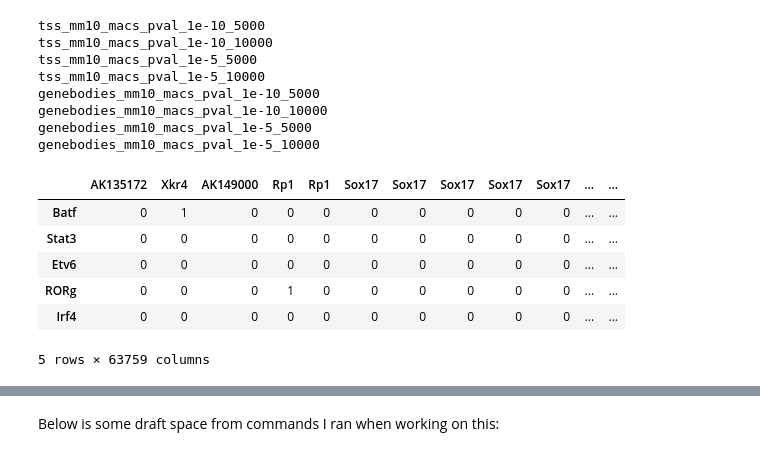
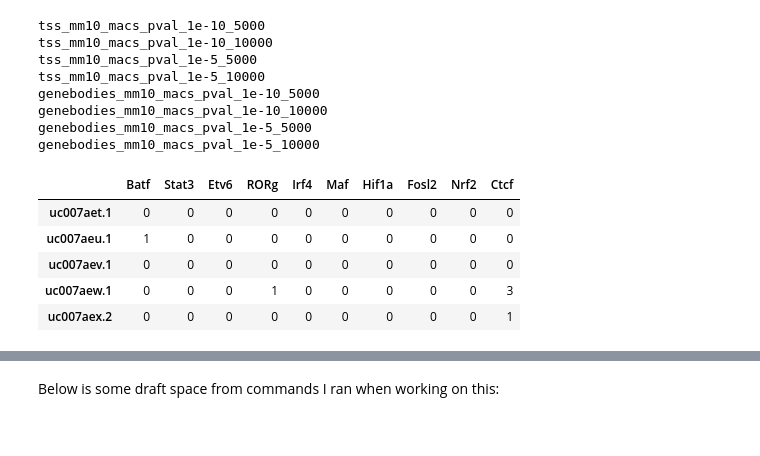
Before and after one commit to nickdeveaux/scratch_space, a Jupyter notebook: bioinformatics_quick_tasks/Priors from chipseq.ipynb, the cells around one changed output, grey strips where cells are left out. Drawn from its saved outputs; the diff is of its cells as text; code cells hidden in the pictures.

```diff
--- a/bioinformatics_quick_tasks/Priors from chipseq.ipynb
+++ b/bioinformatics_quick_tasks/Priors from chipseq.ipynb
@@ -85,6 +85,7 @@ for f in os.listdir(output_base_dir):
 # %%
 kgXref = pd.read_csv(os.path.join(base_dir, 'kgXref.txt'), sep='\t', header=None, index_col=0)
 # %%
+# take the dataframes per sample and combined them to a per gene df
 collapsed_on_genes_tfs = {}
 for ref in references:
     ref_name = ref.split('.')[0]
@@ -97,7 +98,7 @@ for ref in references:
             for gene in set(metadata['gene']):
                 key = '_'.join([ref_name, mac_name, str(dist), gene])
                 columns.append(dataframes[key]['combined_' + gene].rename(gene))
-            collapsed_on_genes_tfs[new_key] = pd.DataFrame(columns)
+            collapsed_on_genes_tfs[new_key] = pd.DataFrame(columns).transpose()
 # %% [output]
 tss_mm10_macs_pval_1e-10_5000
 tss_mm10_macs_pval_1e-10_10000
@@ -108,12 +109,11 @@ genebodies_mm10_macs_pval_1e-10_10000
 genebodies_mm10_macs_pval_1e-5_5000
 genebodies_mm10_macs_pval_1e-5_10000
 # %%
-renamed_dfs['genebodies_mm10_macs_pval_1e-10_5000'].head()
+collapsed_on_genes_tfs['genebodies_mm10_macs_pval_1e-10_5000'].head()
 # %% [output]
-|  | AK135172 | Xkr4 | AK149000 | Rp1 | Rp1 | Sox17 | Sox17 | Sox17 | Sox17 | Sox17 | ... | ... |
-| Batf | 0 | 1 | 0 | 0 | 0 | 0 | 0 | 0 | 0 | 0 | ... | ... |
-| Stat3 | 0 | 0 | 0 | 0 | 0 | 0 | 0 | 0 | 0 | 0 | ... | ... |
-| Etv6 | 0 | 0 | 0 | 0 | 0 | 0 | 0 | 0 | 0 | 0 | ... | ... |
-| RORg | 0 | 0 | 0 | 1 | 0 | 0 | 0 | 0 | 0 | 0 | ... | ... |
-| Irf4 | 0 | 0 | 0 | 0 | 0 | 0 | 0 | 0 | 0 | 0 | ... | ... |
+|  | Batf | Stat3 | Etv6 | RORg | Irf4 | Maf | Hif1a | Fosl2 | Nrf2 | Ctcf |
+| uc007aet.1 | 0 | 0 | 0 | 0 | 0 | 0 | 0 | 0 | 0 | 0 |
+| uc007aeu.1 | 1 | 0 | 0 | 0 | 0 | 0 | 0 | 0 | 0 | 0 |
+| uc007aev.1 | 0 | 0 | 0 | 0 | 0 | 0 | 0 | 0 | 0 | 0 |
+| uc007aew.1 | 0 | 0 | 0 | 1 | 0 | 0 | 0 | 0 | 0 | 3 |
+| uc007aex.2 | 0 | 0 | 0 | 0 | 0 | 0 | 0 | 0 | 0 | 1 |
-5 rows × 63759 columns
```
Also changed, not shown: parts of 7 cells of this notebook, 11 other files.
